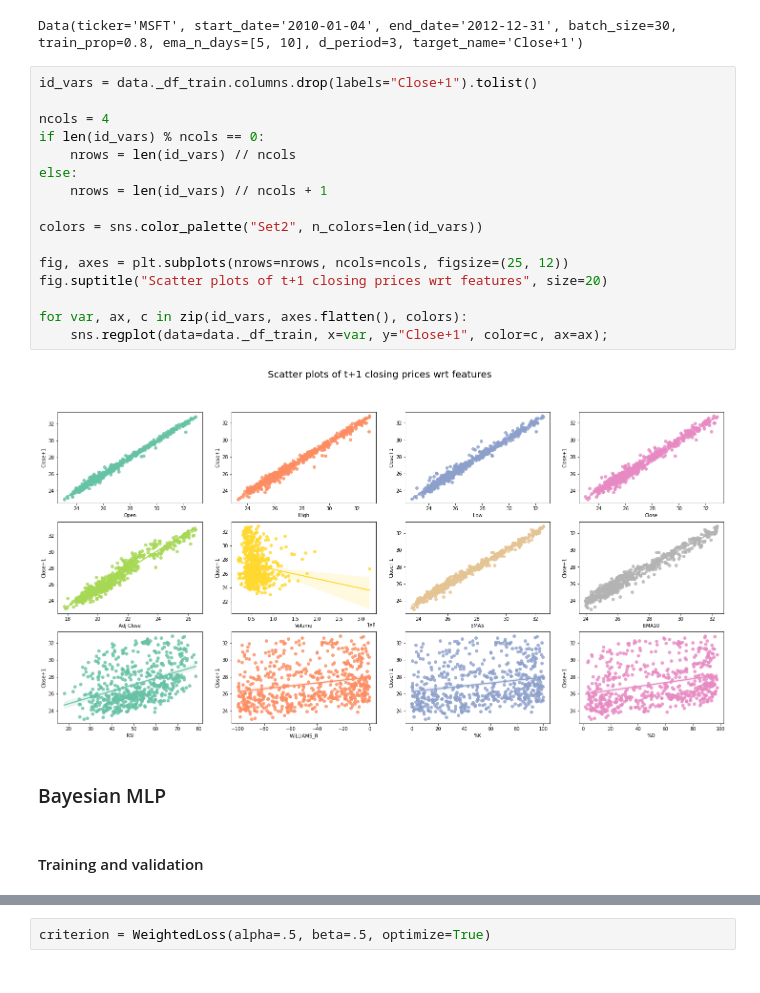
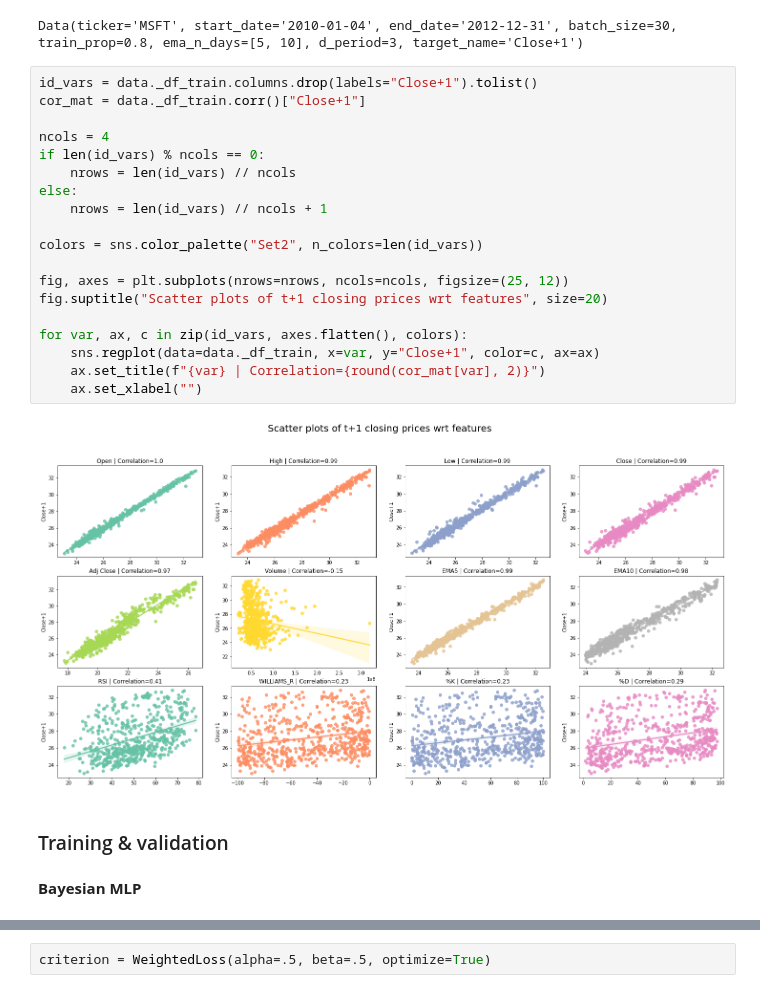
Before and after one commit to PeDiot/bayesian-neural-network-stock-prediction, a Jupyter notebook: notebook.ipynb, the cells around one changed output, grey strips where cells are left out. Drawn from its saved outputs; the diff is of its cells as text.

Commit message:
update plots.

```diff
--- a/notebook.ipynb
+++ b/notebook.ipynb
@@ -53,25 +50,28 @@ print(data)
 Data(ticker='MSFT', start_date='2010-01-04', end_date='2012-12-31', batch_size=30, train_prop=0.8, ema_n_days=[5, 10], d_period=3, target_name='Close+1')
 # %%
 id_vars = data._df_train.columns.drop(labels="Close+1").tolist()
+cor_mat = data._df_train.corr()["Close+1"]
 
 ncols = 4
 if len(id_vars) % ncols == 0:
     nrows = len(id_vars) // ncols
 else:
     nrows = len(id_vars) // ncols + 1
 
 colors = sns.color_palette("Set2", n_colors=len(id_vars))
 
 fig, axes = plt.subplots(nrows=nrows, ncols=ncols, figsize=(25, 12))
 fig.suptitle("Scatter plots of t+1 closing prices wrt features", size=20)
 
 for var, ax, c in zip(id_vars, axes.flatten(), colors):
-    sns.regplot(data=data._df_train, x=var, y="Close+1", color=c, ax=ax);
+    sns.regplot(data=data._df_train, x=var, y="Close+1", color=c, ax=ax)
+    ax.set_title(f"{var} | Correlation={round(cor_mat[var], 2)}")
+    ax.set_xlabel("")
 # %% [output]
-[figure, old version]
+[figure, new version]
+# %% [markdown]
+### Training & validation
 # %% [markdown]
-### Bayesian MLP
+**Bayesian MLP**
-# %% [markdown]
-#### Training and validation
 # %%
 input_size = 9
```
Also changed, not shown: parts of 11 cells of this notebook.
